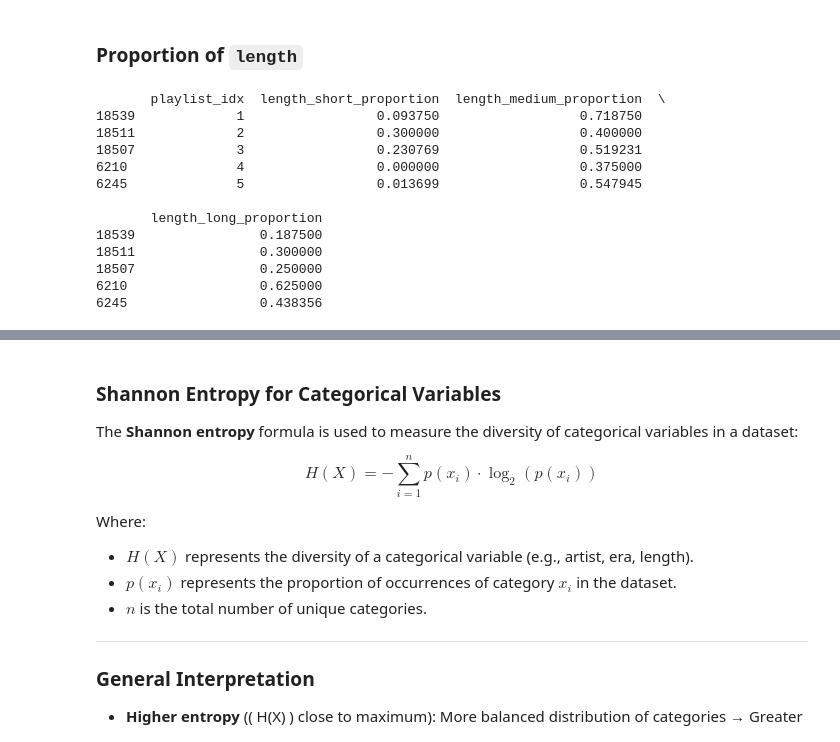
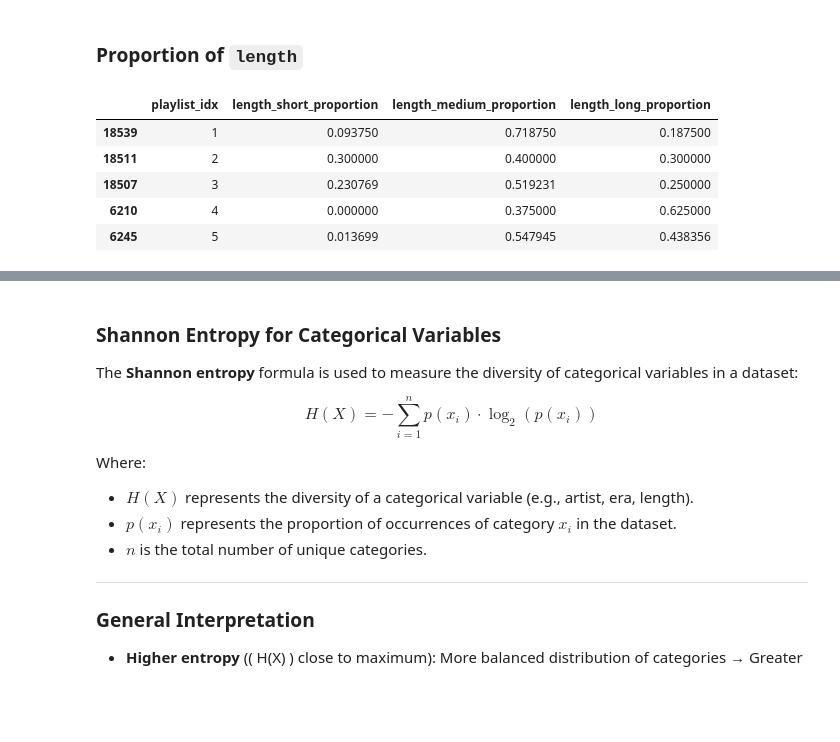
Before and after one commit to ouch528/Spotifynd, a Jupyter notebook: final_source_codes/step_3b_feature_engineering_playlists.ipynb, the cells around one changed output, grey strips where cells are left out. Drawn from its saved outputs; the diff is of its cells as text; code cells hidden in the pictures; blank space fills up the shorter version.

```diff
--- a/final_source_codes/step_3b_feature_engineering_playlists.ipynb
+++ b/final_source_codes/step_3b_feature_engineering_playlists.ipynb
@@ -235,18 +337,12 @@ print(playlist[['playlist_idx'] + [col for col in playlist.columns if 'era' in c
 # %%
 length_columns = ["Short", "Medium", "Long"]
 playlist = compute_proportions(playlist, track, length_columns, 'length')
-print(playlist[['playlist_idx'] + [col for col in playlist.columns if 'length' in col]].head())
+
+playlist[['playlist_idx'] + [col for col in playlist.columns if 'length' in col]].head()
 # %% [output]
-       playlist_idx  length_short_proportion  length_medium_proportion  \
-18539             1                 0.093750                  0.718750
-18511             2                 0.300000                  0.400000
-18507             3                 0.230769                  0.519231
-6210              4                 0.000000                  0.375000
-6245              5                 0.013699                  0.547945
-
-       length_long_proportion
-18539                0.187500
-18511                0.300000
-18507                0.250000
-6210                 0.625000
-6245                 0.438356
+|  | playlist_idx | length_short_proportion | length_medium_proportion | length_long_proportion |
+| 18539 | 1 | 0.093750 | 0.718750 | 0.187500 |
+| 18511 | 2 | 0.300000 | 0.400000 | 0.300000 |
+| 18507 | 3 | 0.230769 | 0.519231 | 0.250000 |
+| 6210 | 4 | 0.000000 | 0.375000 | 0.625000 |
+| 6245 | 5 | 0.013699 | 0.547945 | 0.438356 |
```
Also changed, not shown: parts of 98 cells of this notebook, 13 other files.
